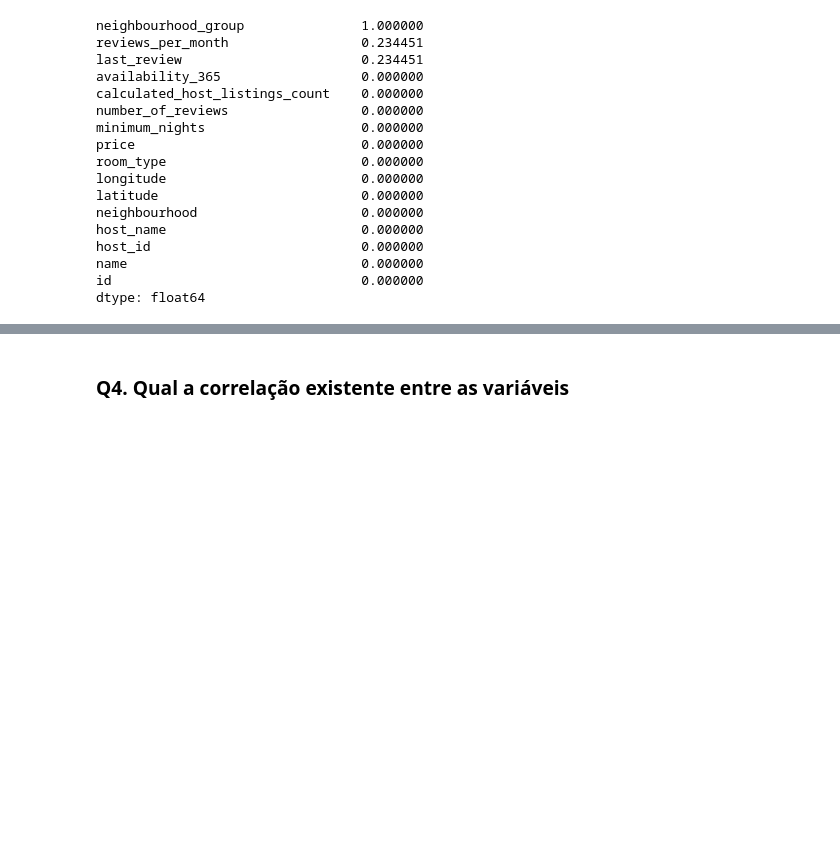
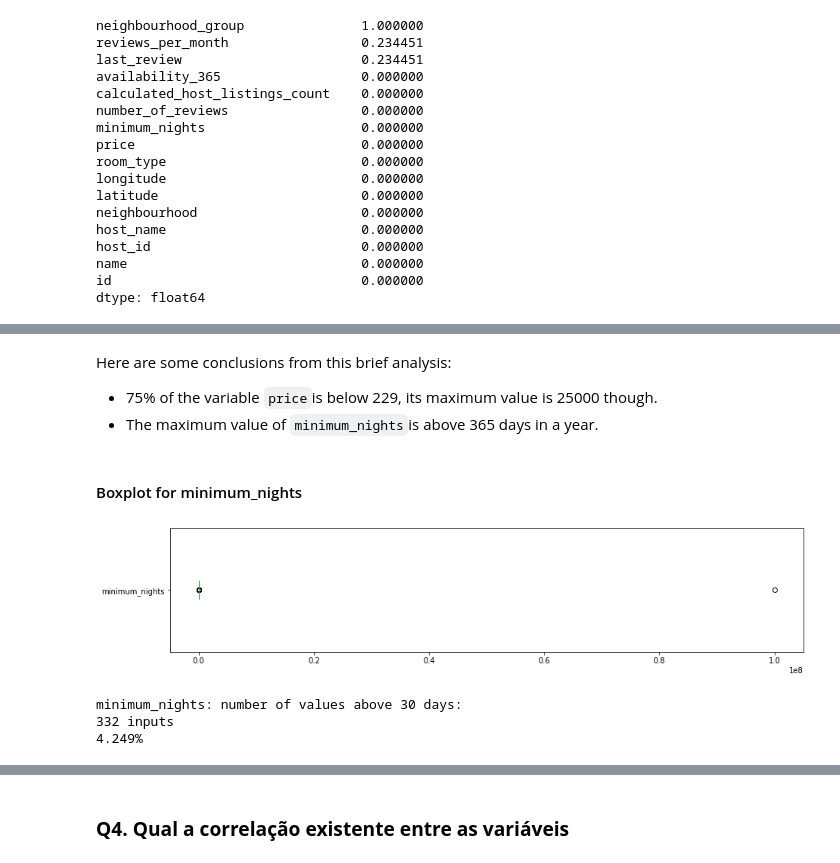
Before and after one commit to JoaoSiqueiraDS/Joao_Siqueira_Portifolio, a Jupyter notebook: [Template]_Analisando_os_Dados_do_Airbnb.ipynb, the cells around one changed output, grey strips where cells are left out. Cells and saved outputs as stored; diff of their text form; code cells hidden in the pictures; blank space fills up the shorter version.

```diff
--- a/[Template]_Analisando_os_Dados_do_Airbnb.ipynb
+++ b/[Template]_Analisando_os_Dados_do_Airbnb.ipynb
@@ -138,0 +162,21 @@ dtype: float64
+# %% [markdown]
+Here are some conclusions from this brief analysis:
+* 75% of the variable `price`is below 229, its maximum value is 25000 though.
+* The maximum value of `minimum_nights`is above 365 days in a year.
+# %% [markdown]
+#### Boxplot for minimum_nights
+# %%
+# minimum_nights
+df.minimum_nights.plot(kind="box", vert = False, figsize=(15,3))
+plt.show()
+
+# Checking the number of values above 30 days for minimum_nights
+
+print("minimum_nights: number of values above 30 days:")
+print("{} inputs".format(len(df[df.minimum_nights>30])))
+print("{:.3f}%".format((len(df[df.minimum_nights>30])/df.shape[0])*100))
+# %% [output]
+[figure, added]
+minimum_nights: number of values above 30 days:
+332 inputs
+4.249%
```
Also changed, not shown: parts of 14 cells of this notebook.
